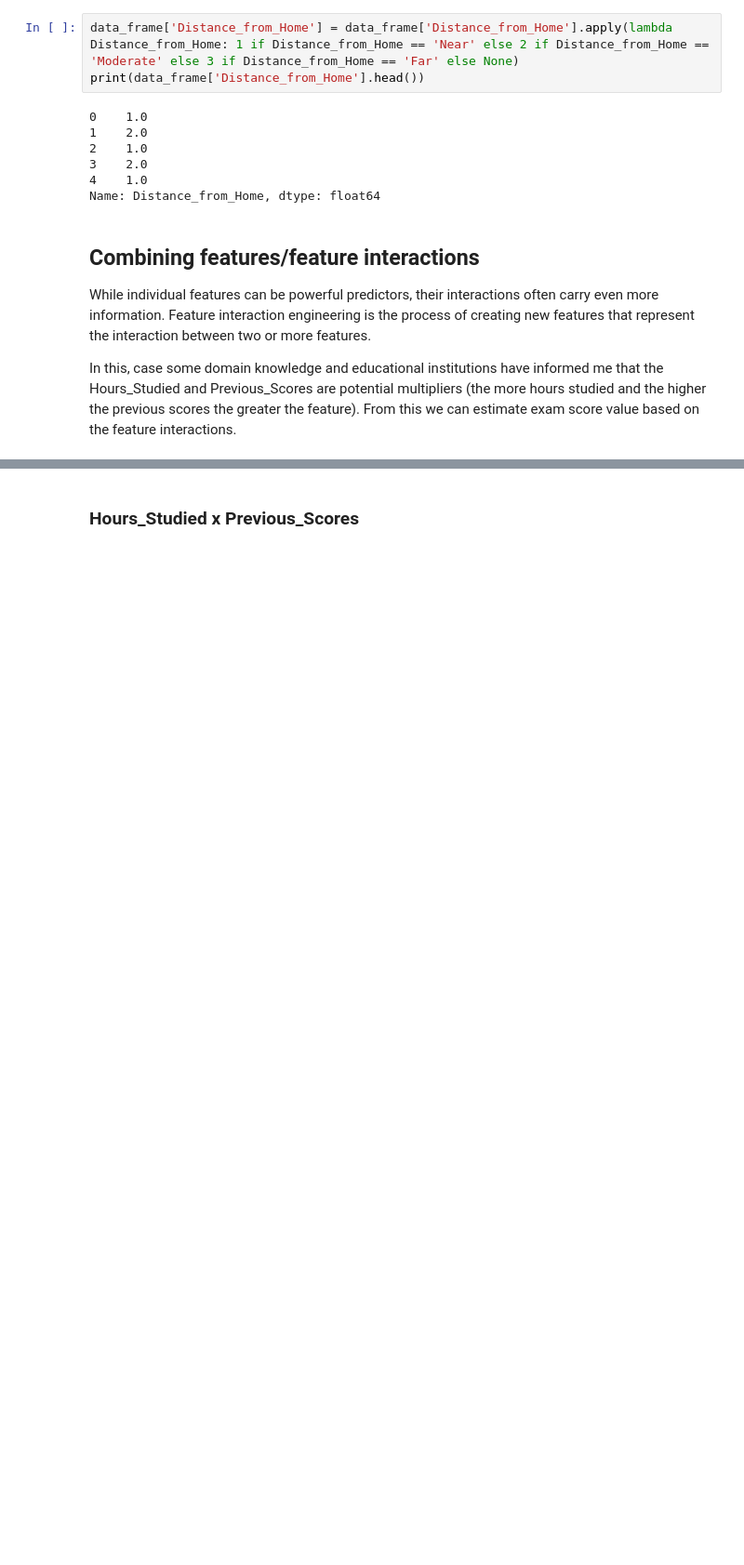
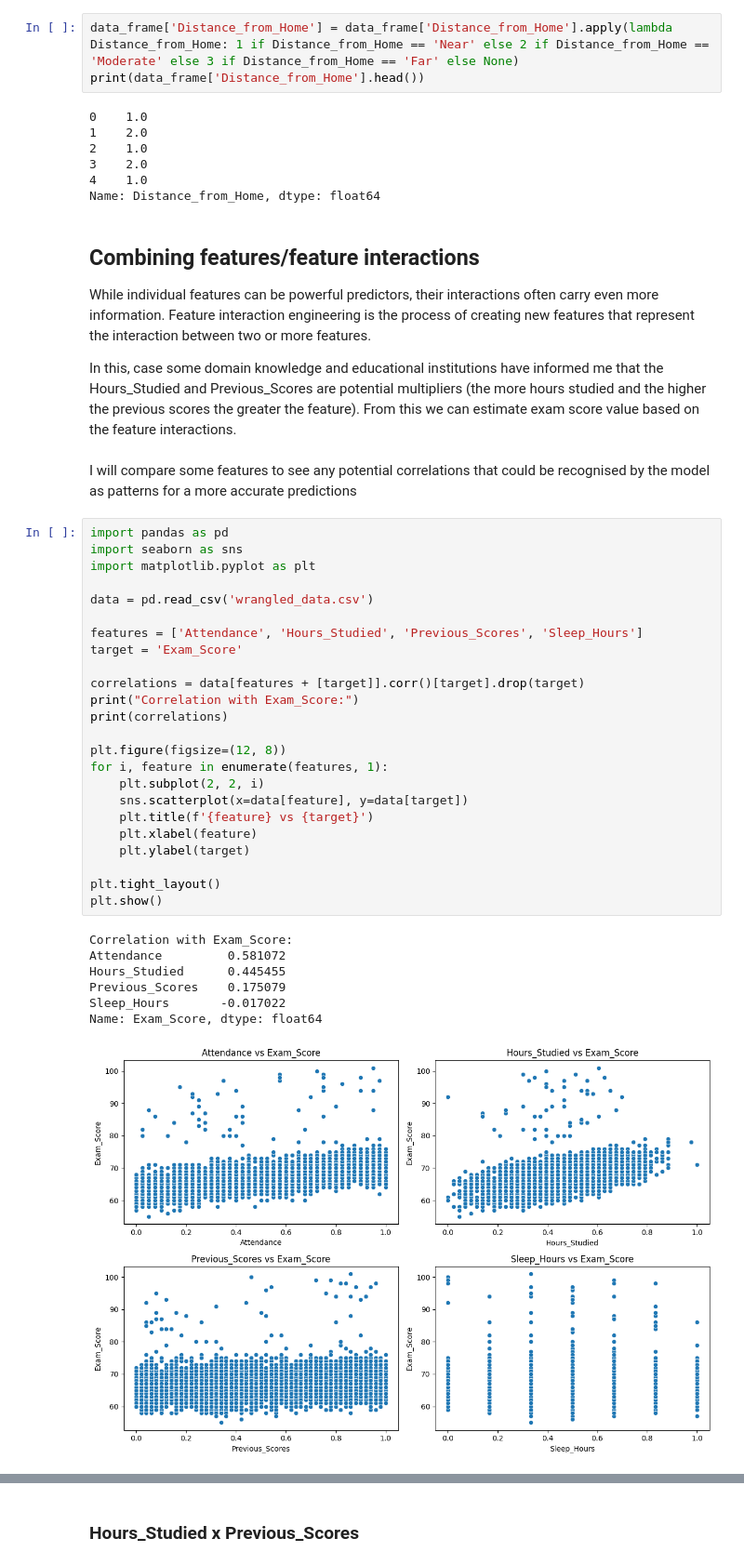
Before and after one commit to TempeHS/2025SE-MaxH-Task2, a Jupyter notebook: 1.Model_Development/1.2.Feature_Engineering/1.2.1.feature_engineering.ipynb, the cells around one changed output, grey strips where cells are left out. Shown: that part at 93% size. Cells and saved outputs as stored; diff of their text form; blank space fills up the shorter version.

```diff
--- a/1.Model_Development/1.2.Feature_Engineering/1.2.1.feature_engineering.ipynb
+++ b/1.Model_Development/1.2.Feature_Engineering/1.2.1.feature_engineering.ipynb
@@ -187,3 +187,37 @@ Name: Distance_from_Home, dtype: float64
 While individual features can be powerful predictors, their interactions often carry even more information. Feature interaction engineering is the process of creating new features that represent the interaction between two or more features.
 
 In this, case some domain knowledge and educational institutions have informed me that the Hours_Studied and Previous_Scores are potential multipliers (the more hours studied and the higher the previous scores the greater the feature). From this we can estimate exam score value based on the feature interactions.
+# %% [markdown]
+I will compare some features to see any potential correlations that could be recognised by the model as patterns for a more accurate predictions
+# %%
+import pandas as pd
+import seaborn as sns
+import matplotlib.pyplot as plt
+
+data = pd.read_csv('wrangled_data.csv')
+
+features = ['Attendance', 'Hours_Studied', 'Previous_Scores', 'Sleep_Hours']
+target = 'Exam_Score'
+
+correlations = data[features + [target]].corr()[target].drop(target)
+print("Correlation with Exam_Score:")
+print(correlations)
+
+plt.figure(figsize=(12, 8))
+for i, feature in enumerate(features, 1):
+    plt.subplot(2, 2, i)
+    sns.scatterplot(x=data[feature], y=data[target])
+    plt.title(f'{feature} vs {target}')
+    plt.xlabel(feature)
+    plt.ylabel(target)
+
+plt.tight_layout()
+plt.show()
+# %% [output]
+Correlation with Exam_Score:
+Attendance         0.581072
+Hours_Studied      0.445455
+Previous_Scores    0.175079
+Sleep_Hours       -0.017022
+Name: Exam_Score, dtype: float64
+[figure, added]
```
Also changed, not shown: parts of 10 cells of this notebook, 17 other files.
